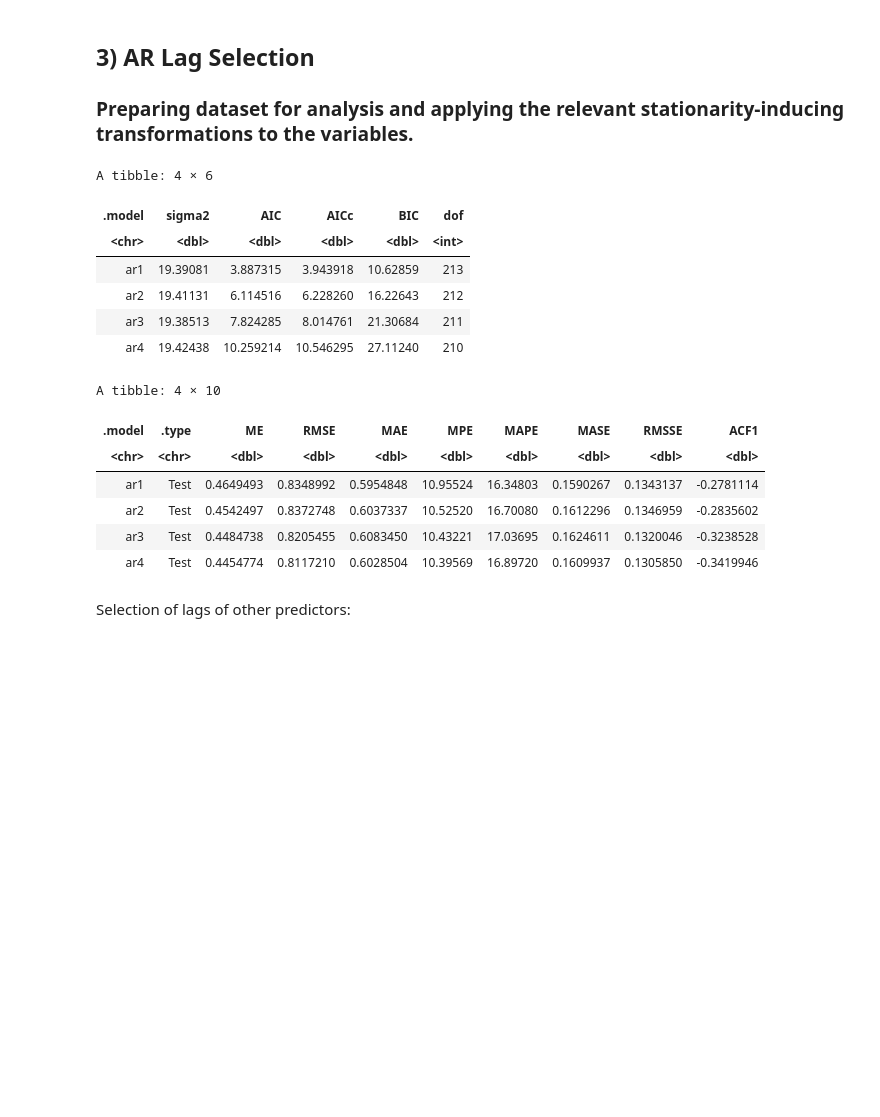
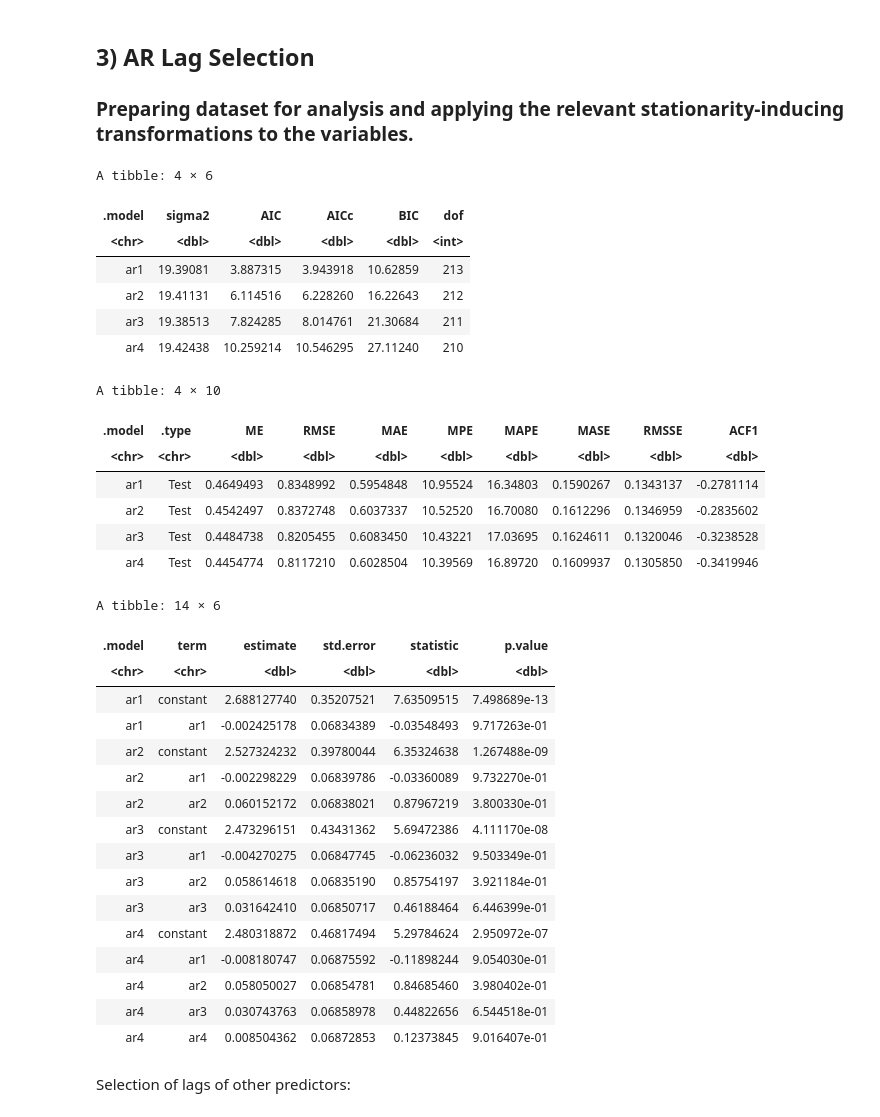
Before and after one commit to jack-gin/databustersteam33, a Jupyter notebook: NUS_DSESC_DATABUSTERS_33.ipynb, the cells around one changed output. Saved outputs shown, nothing was run; the diff lists cells and outputs as text; code cells hidden in the pictures; blank space fills up the shorter version.

```diff
--- a/NUS_DSESC_DATABUSTERS_33.ipynb
+++ b/NUS_DSESC_DATABUSTERS_33.ipynb
@@ -97,31 +97,50 @@ alternative hypothesis: stationary
 # %%
 ar_lags <- transformed[1:215,] %>%
   model(ar1 = AR(GDPC1 ~ order(1)),
         ar2 = AR(GDPC1 ~ order(2)),
         ar3 = AR(GDPC1 ~ order(3)),
         ar4 = AR(GDPC1 ~ order(4)))
 
 glance(ar_lags) %>%
   arrange(AIC)
 
 ar_lags %>%
   fabletools::forecast(new_data=transformed[216:219,]) %>%
   accuracy(transformed)
+
+tidy(ar_lags)
 # %% [output]
 A tibble: 4 × 6
 | .model | sigma2 | AIC | AICc | BIC | dof |
 | <chr> | <dbl> | <dbl> | <dbl> | <dbl> | <int> |
 | ar1 | 19.39081 | 3.887315 | 3.943918 | 10.62859 | 213 |
 | ar2 | 19.41131 | 6.114516 | 6.228260 | 16.22643 | 212 |
 | ar3 | 19.38513 | 7.824285 | 8.014761 | 21.30684 | 211 |
 | ar4 | 19.42438 | 10.259214 | 10.546295 | 27.11240 | 210 |
 A tibble: 4 × 10
 | .model | .type | ME | RMSE | MAE | MPE | MAPE | MASE | RMSSE | ACF1 |
 | <chr> | <chr> | <dbl> | <dbl> | <dbl> | <dbl> | <dbl> | <dbl> | <dbl> | <dbl> |
 | ar1 | Test | 0.4649493 | 0.8348992 | 0.5954848 | 10.95524 | 16.34803 | 0.1590267 | 0.1343137 | -0.2781114 |
 | ar2 | Test | 0.4542497 | 0.8372748 | 0.6037337 | 10.52520 | 16.70080 | 0.1612296 | 0.1346959 | -0.2835602 |
 | ar3 | Test | 0.4484738 | 0.8205455 | 0.6083450 | 10.43221 | 17.03695 | 0.1624611 | 0.1320046 | -0.3238528 |
 | ar4 | Test | 0.4454774 | 0.8117210 | 0.6028504 | 10.39569 | 16.89720 | 0.1609937 | 0.1305850 | -0.3419946 |
+A tibble: 14 × 6
+| .model | term | estimate | std.error | statistic | p.value |
+| <chr> | <chr> | <dbl> | <dbl> | <dbl> | <dbl> |
+| ar1 | constant | 2.688127740 | 0.35207521 | 7.63509515 | 7.498689e-13 |
+| ar1 | ar1 | -0.002425178 | 0.06834389 | -0.03548493 | 9.717263e-01 |
+| ar2 | constant | 2.527324232 | 0.39780044 | 6.35324638 | 1.267488e-09 |
+| ar2 | ar1 | -0.002298229 | 0.06839786 | -0.03360089 | 9.732270e-01 |
+| ar2 | ar2 | 0.060152172 | 0.06838021 | 0.87967219 | 3.800330e-01 |
+| ar3 | constant | 2.473296151 | 0.43431362 | 5.69472386 | 4.111170e-08 |
+| ar3 | ar1 | -0.004270275 | 0.06847745 | -0.06236032 | 9.503349e-01 |
+| ar3 | ar2 | 0.058614618 | 0.06835190 | 0.85754197 | 3.921184e-01 |
+| ar3 | ar3 | 0.031642410 | 0.06850717 | 0.46188464 | 6.446399e-01 |
+| ar4 | constant | 2.480318872 | 0.46817494 | 5.29784624 | 2.950972e-07 |
+| ar4 | ar1 | -0.008180747 | 0.06875592 | -0.11898244 | 9.054030e-01 |
+| ar4 | ar2 | 0.058050027 | 0.06854781 | 0.84685460 | 3.980402e-01 |
+| ar4 | ar3 | 0.030743763 | 0.06858978 | 0.44822656 | 6.544518e-01 |
+| ar4 | ar4 | 0.008504362 | 0.06872853 | 0.12373845 | 9.016407e-01 |
 # %% [markdown]
 Selection of lags of other predictors:
 # %%
```
Also changed, not shown: parts of 4 cells of this notebook.
